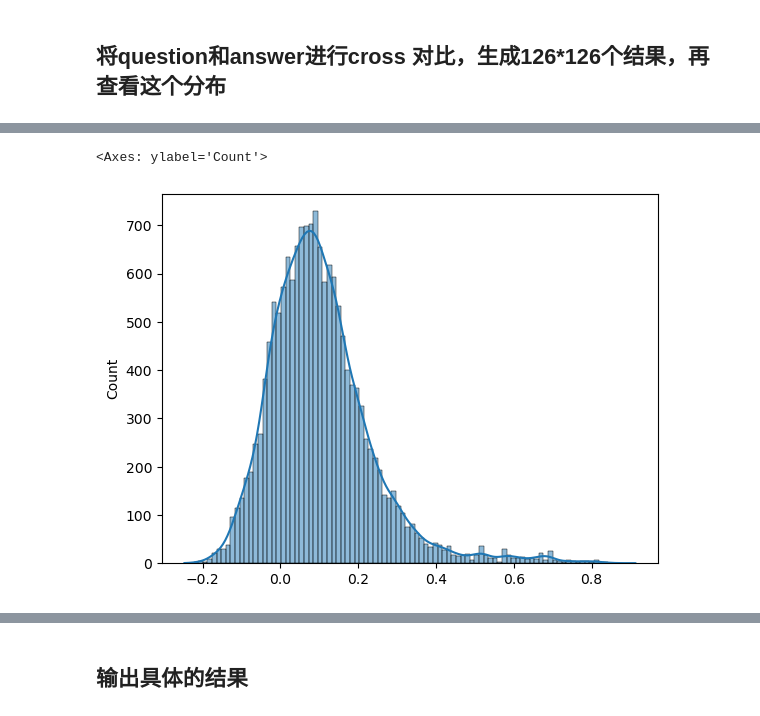
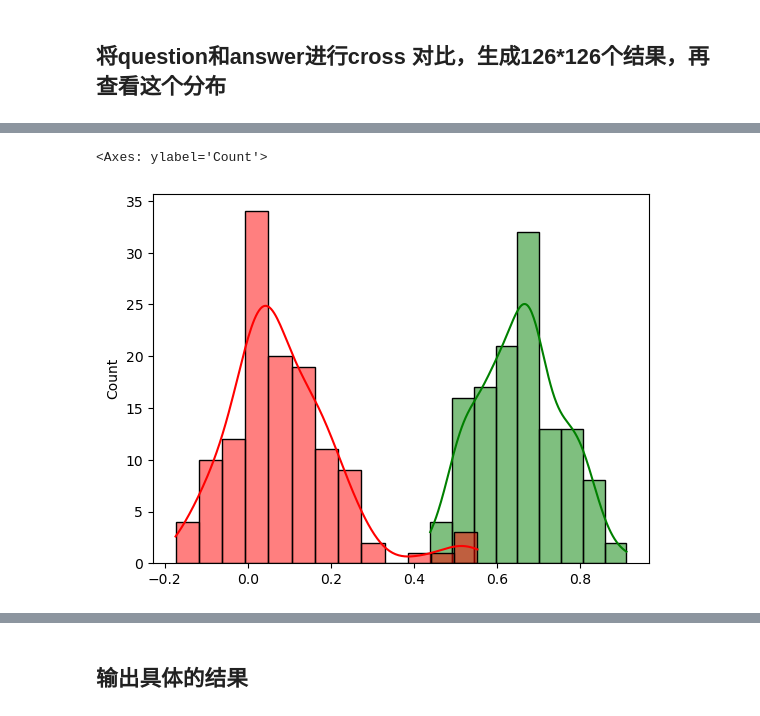
Before and after one commit to aws-samples/private-llm-qa-bot, a Jupyter notebook: finetune-embedding-and-deploy.ipynb, the cells around one changed output, grey strips where cells are left out. Cells and saved outputs as stored; diff of their text form; code cells hidden in the pictures.

Commit message:
add result data plot

```diff
--- a/finetune-embedding-and-deploy.ipynb
+++ b/finetune-embedding-and-deploy.ipynb
@@ -193,3 +193,12 @@ dtype: float64
 ## 将question和answer进行cross 对比，生成126*126个结果，再查看这个分布
 # %%
 cross_simsvalues = util.cos_sim(emb_answer,emb_question).flatten()
+# %%
+cross_sims_s = pd.Series(cross_simsvalues)
+# %%
+N = len(input_question)
+pos_indices = [ i*N+i for i in range(N)] ##正例的index
+# %%
+# 正样本的得分
+pos_cross_sims_s = cross_sims_s[pos_indices]
+pos_cross_sims_s.describe()
@@ -195,0 +215,4 @@ cross_simsvalues = util.cos_sim(emb_answer,emb_question).flatten()
+# %%
+#负样本得分
+neg_cross_sims_s = cross_sims_s.drop(pos_indices)
+neg_cross_sims_s.describe()
@@ -196,5 +229,7 @@ cross_simsvalues = util.cos_sim(emb_answer,emb_question).flatten()
 # %%
-sns.histplot(cross_simsvalues, kde=True)
+import seaborn as sns
+sns.histplot(pos_cross_sims_s, color='green',kde=True)
+sns.histplot(neg_cross_sims_s.sample(N), color='red',kde=True)
 # %% [output]
 <Axes: ylabel='Count'>
-[figure, old version]
+[figure, new version]
```
Also changed, not shown: parts of 3 cells of this notebook.
